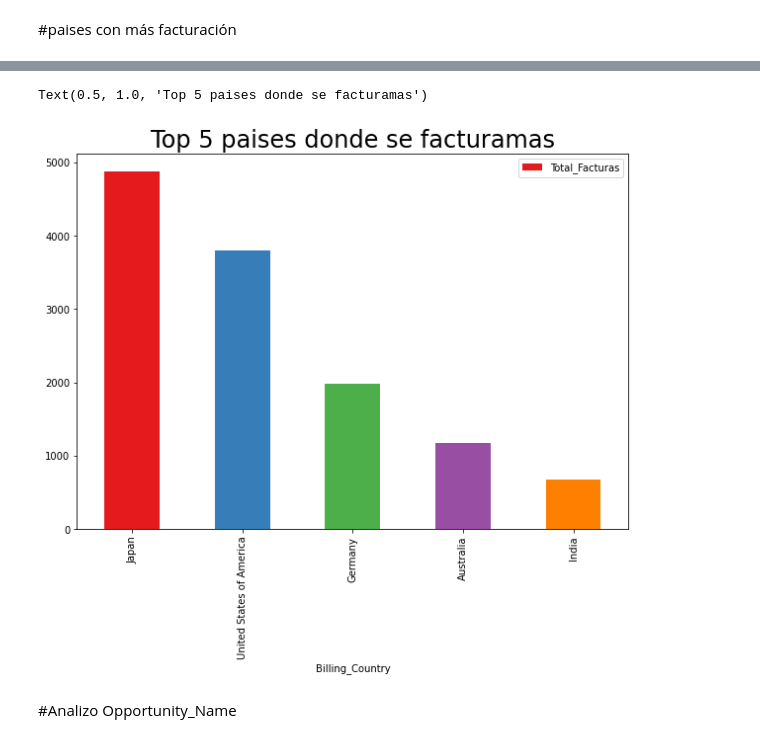
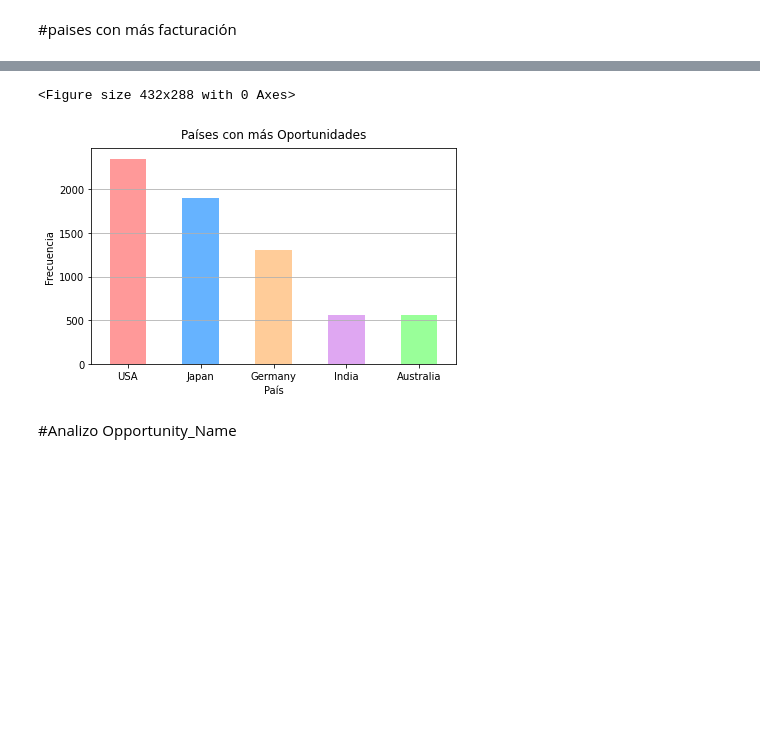
Before and after one commit to Fiuba-Big-Data-Analytics/Fiuba-Big-Data-Analytics-TPs, a Jupyter notebook: Tp1/Elvis/Orga_TP1_V_Colab.ipynb, the cells around one changed output, grey strips where cells are left out. Saved outputs shown, nothing was run; the diff lists cells and outputs as text; code cells hidden in the pictures; blank space fills up the shorter version.

```diff
--- a/Tp1/Elvis/Orga_TP1_V_Colab.ipynb
+++ b/Tp1/Elvis/Orga_TP1_V_Colab.ipynb
@@ -418,10 +420,23 @@ fig.show()
-# %%
-colores = plt.cm.Set1(range(5))
-facturacion_por_pais.head(5).plot(x= 'Billing_Country', y='Total_Facturas' ,kind = 'bar',figsize= (10,7), color = colores)
-plt.title('Top 5 paises donde se facturamas',fontsize=24)
-# %% [output]
-Text(0.5, 1.0, 'Top 5 paises donde se facturamas')
-[figure, removed]
+# %%
+colores = ["#ff9999", "#66b3ff", "#ffcc99", "#dfa7f2", "#99ff99"]
+facturacion_por_pais.rename(columns={"Billing_Country": "País", "Total_Facturas": "Frecuencia"}, inplace=True)
+facturacion_por_pais.replace({"United States of America": "USA"}, inplace=True)
+# %%
+
+plt.figure(100, facecolor="w")
+
+facturacion_por_pais.head(5).plot(x= 'País', y='Frecuencia' ,kind = 'bar', color = colores, legend=None)
+
+#Corregí el procesamiento de datos, regenere este gráfico y me lo adueñé en billing_country.py (BySanti)
+plt.title('Países con más Oportunidades', pad=10)
+plt.grid(b=True, axis="y")
+plt.ylabel("Frecuencia")
+plt.xticks(rotation=0)
+plt.tight_layout()
+plt.savefig("../BySanti/graphics/billing_country.png")
+# %% [output]
+<Figure size 432x288 with 0 Axes>
+[figure, added]
 # %% [markdown]
 #Analizo
 Opportunity_Name
```
Also changed, not shown: parts of 8 cells of this notebook, 2 other files.
